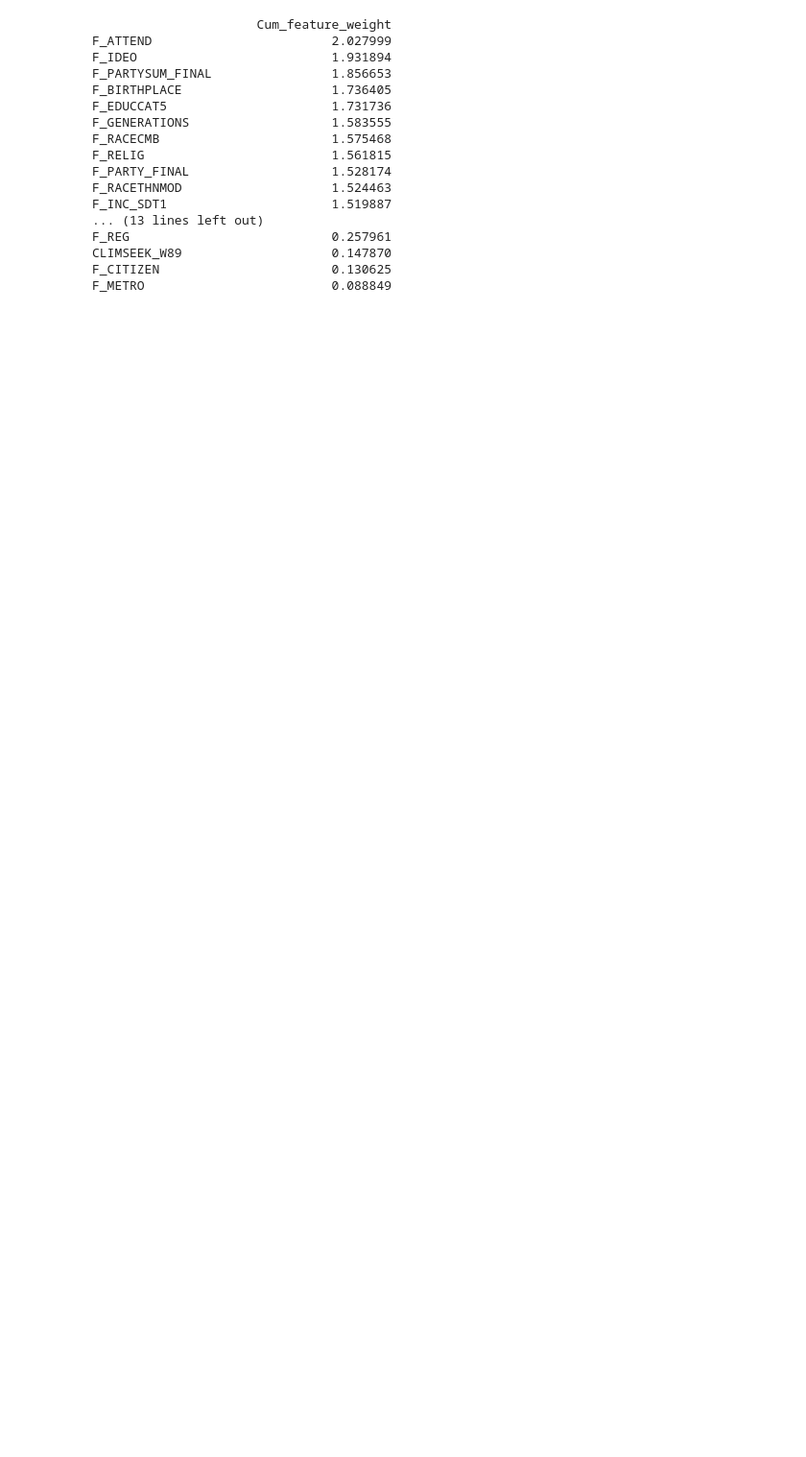
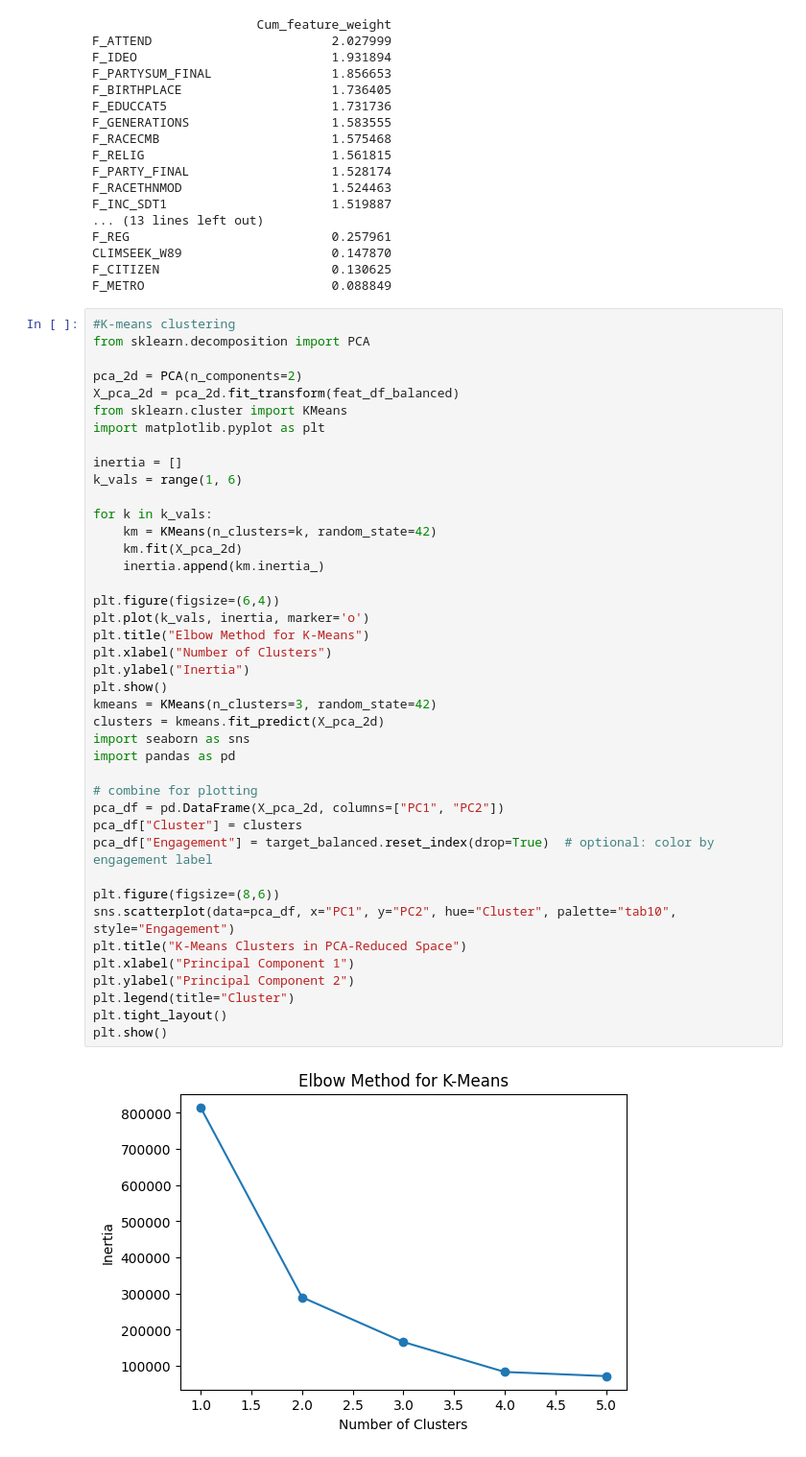
Before and after one commit to jocelynjiang1/ds3001-env-sm, a Jupyter notebook: final-project-src/eda.ipynb, the cells around one changed output. Shown at 96% size. Cells and saved outputs as stored; diff of their text form; blank space fills up the shorter version.

```diff
--- a/final-project-src/eda.ipynb
+++ b/final-project-src/eda.ipynb
@@ -140,3 +140,46 @@ F_REG                           0.257961
 CLIMSEEK_W89                    0.147870
 F_CITIZEN                       0.130625
 F_METRO                         0.088849
+# %%
+#K-means clustering
+from sklearn.decomposition import PCA
+
+pca_2d = PCA(n_components=2)
+X_pca_2d = pca_2d.fit_transform(feat_df_balanced)
+from sklearn.cluster import KMeans
+import matplotlib.pyplot as plt
+
+inertia = []
+k_vals = range(1, 6)
+
+for k in k_vals:
+    km = KMeans(n_clusters=k, random_state=42)
+    km.fit(X_pca_2d)
+    inertia.append(km.inertia_)
+
+plt.figure(figsize=(6,4))
+plt.plot(k_vals, inertia, marker='o')
+plt.title("Elbow Method for K-Means")
+plt.xlabel("Number of Clusters")
+plt.ylabel("Inertia")
+plt.show()
+kmeans = KMeans(n_clusters=3, random_state=42)
+clusters = kmeans.fit_predict(X_pca_2d)
+import seaborn as sns
+import pandas as pd
+
+# combine for plotting
+pca_df = pd.DataFrame(X_pca_2d, columns=["PC1", "PC2"])
+pca_df["Cluster"] = clusters
+pca_df["Engagement"] = target_balanced.reset_index(drop=True)  # optional: color by engagement label
+
+plt.figure(figsize=(8,6))
+sns.scatterplot(data=pca_df, x="PC1", y="PC2", hue="Cluster", palette="tab10", style="Engagement")
+plt.title("K-Means Clusters in PCA-Reduced Space")
+plt.xlabel("Principal Component 1")
+plt.ylabel("Principal Component 2")
+plt.legend(title="Cluster")
+plt.tight_layout()
+plt.show()
+# %% [output]
+[figure, added]
```
Also changed, not shown: parts of 3 cells of this notebook.
